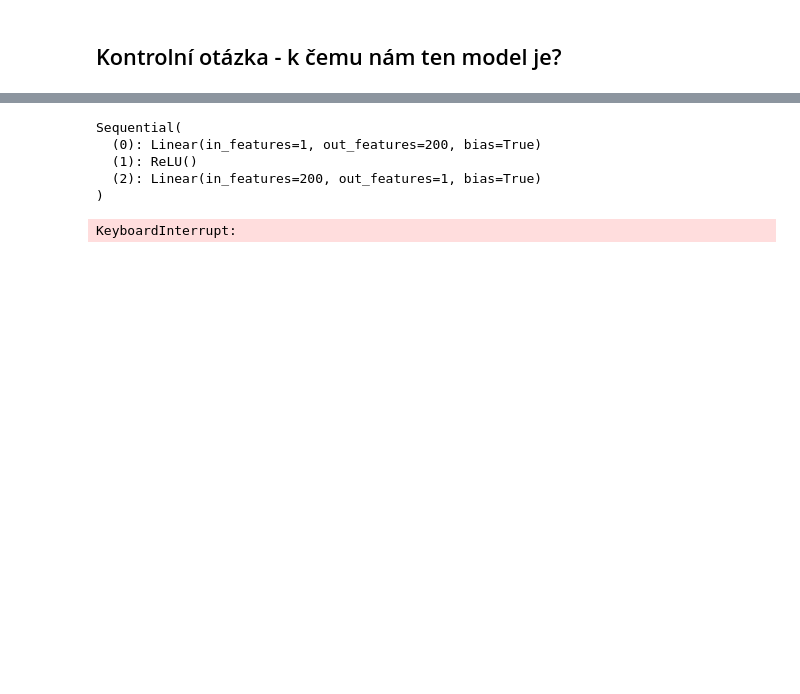
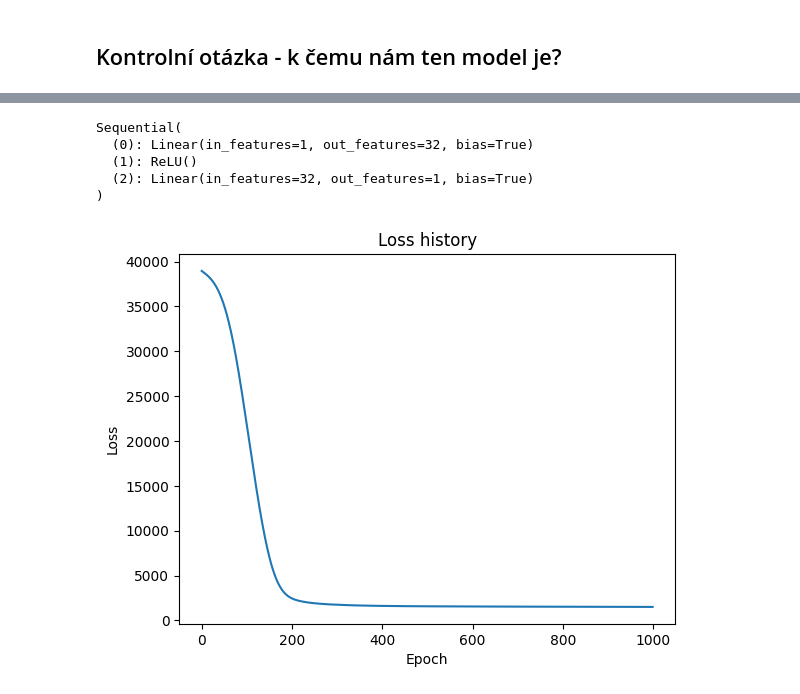
Before and after one commit to Travnickt3d/FITLS, a Jupyter notebook: 2024/1_linear_regression.ipynb, the cells around one changed output, grey strips where cells are left out. Cells and saved outputs as stored; diff of their text form; code cells hidden in the pictures; blank space fills up the shorter version.

```diff
--- a/2024/1_linear_regression.ipynb
+++ b/2024/1_linear_regression.ipynb
@@ -571,59 +639,64 @@ interactive(children=(FloatText(value=20.0, description='Stories posted'), Outpu
 # %%
 # Vyrobíme nový model
-hidden_units = 200
-model_nonlinear = torch.nn.Sequential(
-    torch.nn.Linear(1, hidden_units),
+g_hidden_units = 32
+g_model_nonlinear = torch.nn.Sequential(
+    torch.nn.Linear(1, g_hidden_units),
     torch.nn.ReLU(),
-    torch.nn.Linear(hidden_units, 1)
-).to(device)
+    torch.nn.Linear(g_hidden_units, 1)
+)
 
-print(model_nonlinear)
+print(g_model_nonlinear)
 
 # Algoritmus Adam pro trénování (optimalizaci) modelu s krokem učení 0.1
-optimizer = torch.optim.Adam(model_nonlinear.parameters(), lr=1e-2)
+g_optimizer_nonlinear = torch.optim.Adam(g_model_nonlinear.parameters(), lr=1e-2)
 
-# Normalizujeme data
-inputs_mean = inputs.mean().item()
-inputs_std = inputs.std().item()
-inputs = (inputs - inputs_mean) / inputs_std
+# Normalizujeme data - odečteme mean a vydělíme odchylkou
+g_inputs_mean = g_inputs.mean().item()
+g_inputs_std = g_inputs.std().item()
+g_inputs_normalized = (g_inputs - g_inputs_mean) / g_inputs_std
 # %% [output]
 Sequential(
-  (0): Linear(in_features=1, out_features=200, bias=True)
+  (0): Linear(in_features=1, out_features=32, bias=True)
   (1): ReLU()
-  (2): Linear(in_features=200, out_features=1, bias=True)
+  (2): Linear(in_features=32, out_features=1, bias=True)
 )
 # %%
-loss_history = []
-model_nonlinear.train()
+def train_nonlinear_model(model, inputs, labels, loss_function, optimizer, epochs):
 
-# Trénovací smyčka
-for t in range(3000):
+    loss_history = []
 
-    # Dopředný průchod - vložíme data do modelu a získáme predikci
-    y_pred = model_nonlinear(inputs)
+    # Trénovací smyčka
+    for t in range(epochs):
 
-    # Spočítáme chybu predikce
-    loss = loss_function(y_pred, labels)
-    loss_history.append(loss.item())
+        # Dopředný průchod - vložíme data do modelu a získáme predikci
+        y_pred = model(inputs)
 
-    # Vypíšeme
-    print("[EPOCH]: %i, [LOSS or MSE]: %.6f" % (t, loss.item()))
-    IPydisplay.clear_output(wait=True)
+        # Spočítáme chybu predikce
+        loss = loss_function(y_pred, labels)
+        loss_history.append(loss.item())
 
-    # Smažeme gradienty z předchozího průchodu - chceme jen nejnovější
-    optimizer.zero_grad()
+        # Vypíšeme
+        print("[EPOCH]: %i, [LOSS or MSE]: %.6f" % (t, loss.item()))
+        IPydisplay.clear_output(wait=True)
 
-    # Spočítáme nové gradienty
-    loss.backward()
+        # Smažeme gradienty z předchozího průchodu - chceme jen nejnovější
+        optimizer.zero_grad()
 
-    # Upravíme parametry modelu
-    optimizer.step()
+        # Spočítáme nové gradienty
+        loss.backward()
 
-# Vykreslíme průběh trénování
-plt.plot(loss_history)
+        # Upravíme parametry modelu
+        optimizer.step()
+
+    return loss_history
+
+nonlinear_loss_history = train_nonlinear_model(model=g_model_nonlinear, inputs=g_inputs_normalized, labels=g_labels, loss_function=g_loss_function, optimizer=g_optimizer_nonlinear, epochs=1000)
+
+# Vykreslíme loss funkci v průběhu trénování
+plt.plot(nonlinear_loss_history)
 plt.title('Loss history')
 plt.xlabel('Epoch')
 plt.ylabel('Loss')
 plt.show()
 # %% [output]
-KeyboardInterrupt:
+[figure, added]
```
Also changed, not shown: parts of 15 cells of this notebook.
